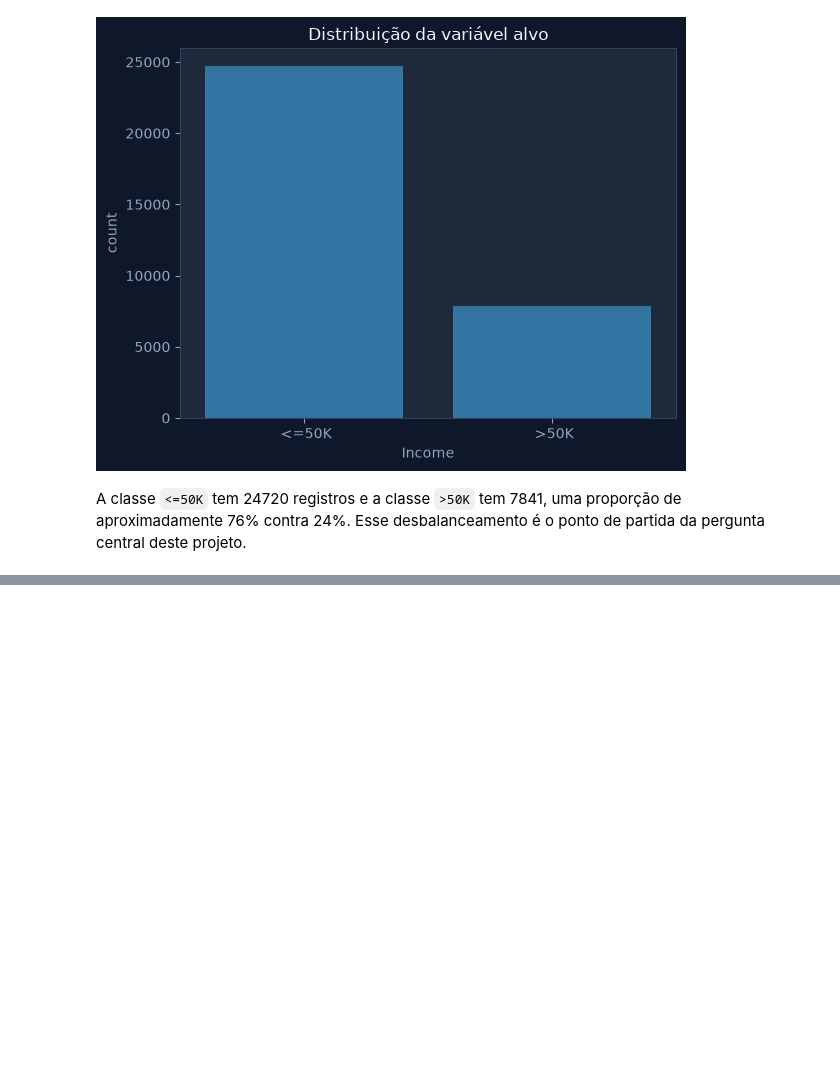
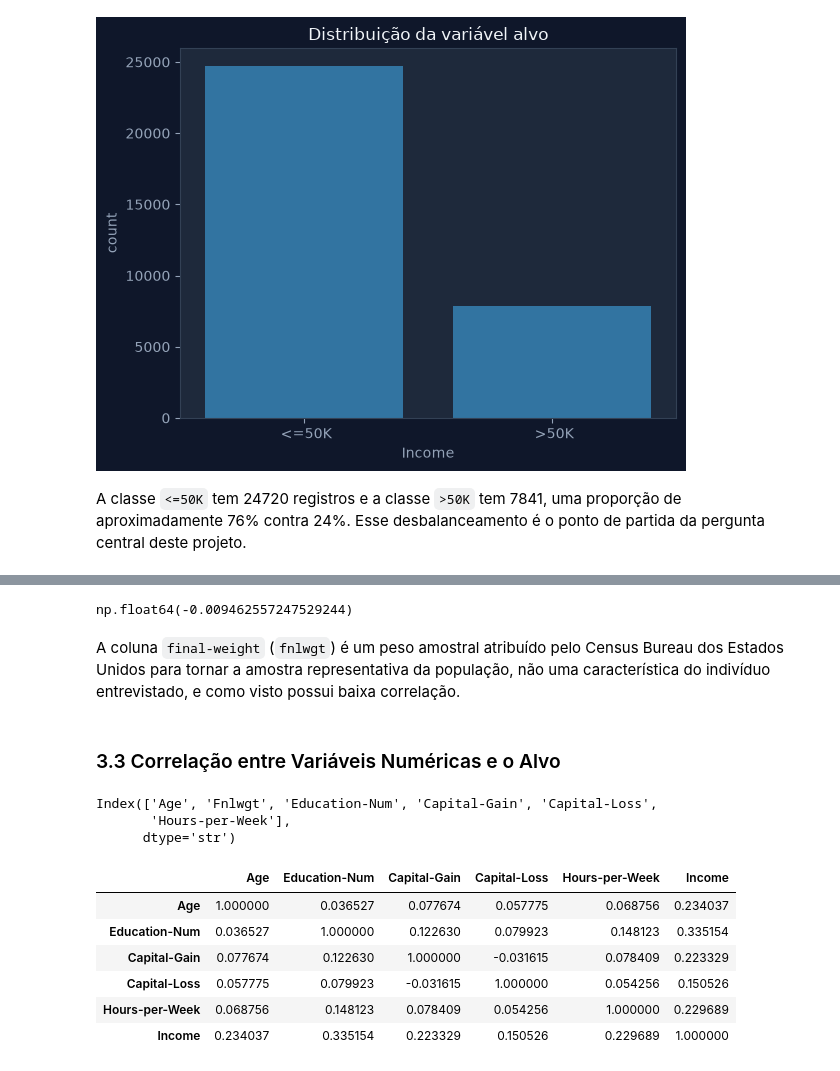
Before and after one commit to esscova/data-trivium, a Jupyter notebook: Machine Learning/Prevendo a renda anual de um indivíduo/prevendo-renda-classificadores.ipynb, the cells around one changed output, grey strips where cells are left out. Cells and saved outputs as stored; diff of their text form; code cells hidden in the pictures; blank space fills up the shorter version.

Commit message:
feat(Machine Learning): finaliza a análise exploratória dos dados

```diff
--- a/Machine Learning/Prevendo a renda anual de um indivíduo/prevendo-renda-classificadores.ipynb
+++ b/Machine Learning/Prevendo a renda anual de um indivíduo/prevendo-renda-classificadores.ipynb
@@ -205,0 +271,30 @@ A classe `<=50K` tem 24720 registros e a classe `>50K` tem 7841, uma proporção
+# %%
+# correlacao
+df['Fnlwgt'].corr(
+    df['Income'].map({' <=50K': 0, ' >50K': 1})
+)
+# %% [output]
+np.float64(-0.009462557247529244)
+# %% [markdown]
+A coluna `final-weight` (`fnlwgt`) é um peso amostral atribuído pelo Census Bureau dos Estados Unidos para tornar a amostra representativa da população, não uma característica do indivíduo entrevistado, e como visto possui baixa correlação.
+# %% [markdown]
+### 3.3 Correlação entre Variáveis Numéricas e o Alvo
+# %%
+# atributos numericos
+df.select_dtypes(include='number').columns
+# %% [output]
+Index(['Age', 'Fnlwgt', 'Education-Num', 'Capital-Gain', 'Capital-Loss',
+       'Hours-per-Week'],
+      dtype='str')
+# %%
+# correlaçao com alvo binario
+df[['Age', 'Education-Num', 'Capital-Gain', 'Capital-Loss',
+       'Hours-per-Week']].assign(Income=df['Income'].map({' <=50K': 0, ' >50K': 1})).corr()
+# %% [output]
+|  | Age | Education-Num | Capital-Gain | Capital-Loss | Hours-per-Week | Income |
+| Age | 1.000000 | 0.036527 | 0.077674 | 0.057775 | 0.068756 | 0.234037 |
+| Education-Num | 0.036527 | 1.000000 | 0.122630 | 0.079923 | 0.148123 | 0.335154 |
+| Capital-Gain | 0.077674 | 0.122630 | 1.000000 | -0.031615 | 0.078409 | 0.223329 |
+| Capital-Loss | 0.057775 | 0.079923 | -0.031615 | 1.000000 | 0.054256 | 0.150526 |
+| Hours-per-Week | 0.068756 | 0.148123 | 0.078409 | 0.054256 | 1.000000 | 0.229689 |
+| Income | 0.234037 | 0.335154 | 0.223329 | 0.150526 | 0.229689 | 1.000000 |
```
Also changed, not shown: parts of 14 cells of this notebook.
